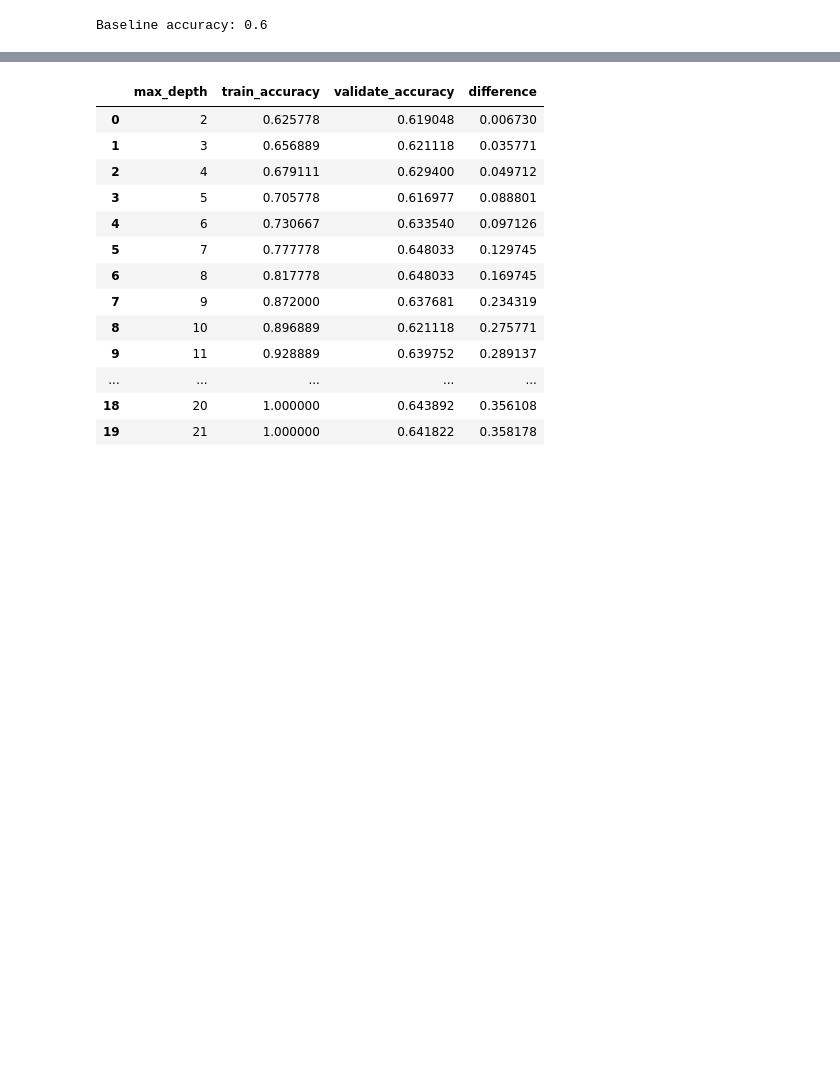
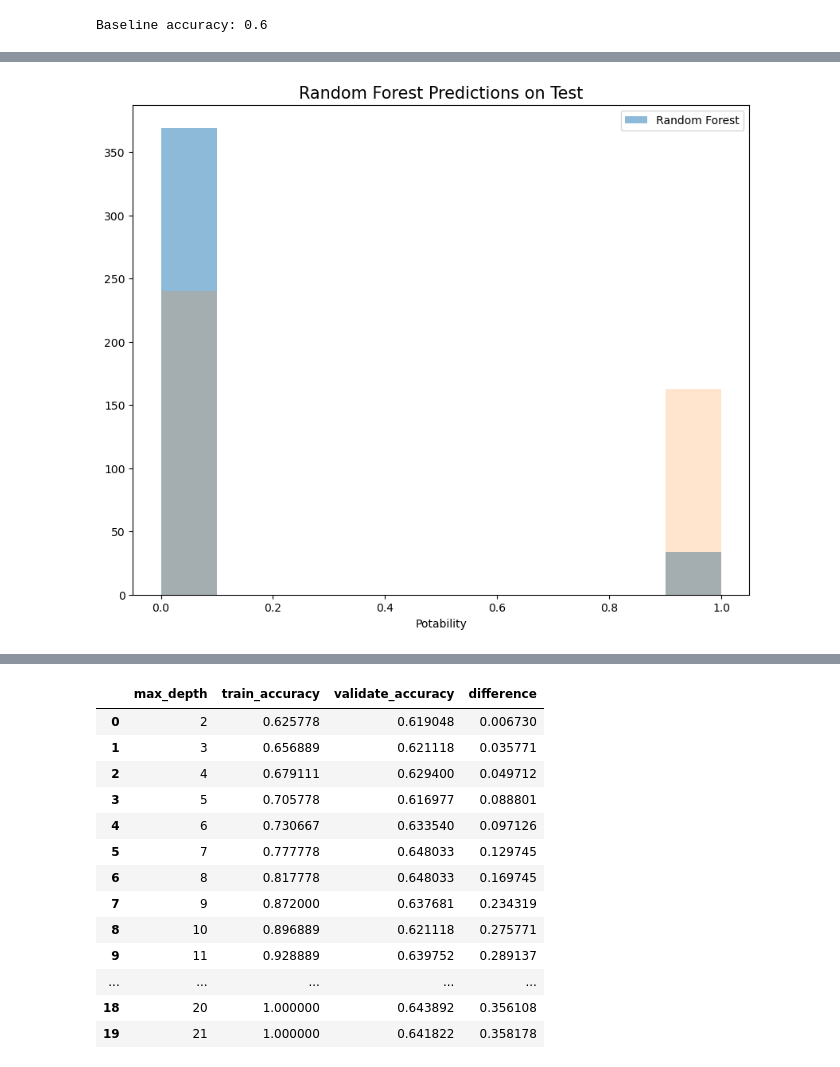
Before and after one commit to NikkideVries/Water_Quality, a Jupyter notebook: D.modeling.ipynb, the cells around one changed output, grey strips where cells are left out. Cells and saved outputs as stored; diff of their text form; code cells hidden in the pictures; blank space fills up the shorter version.

```diff
--- a/D.modeling.ipynb
+++ b/D.modeling.ipynb
@@ -564,3 +564,13 @@ Tree of 1 depth
+# %%
+plt.figure(figsize=(10,8))
+plt.hist(forest1.predict(X_test), alpha=0.5, label='Random Forest')
+plt.hist(y_test, alpha=0.2)
+plt.legend()
+plt.xlabel('Potability')
+plt.title('Random Forest Predictions on Test', fontsize=15)
+plt.show()
+# %% [output]
+[figure, added]
 # %%
 # sklearn confusion matrix
 pd.DataFrame(confusion_matrix(y_predictions, y_train))
```
Also changed, not shown: parts of 8 cells of this notebook, 1 other file.
